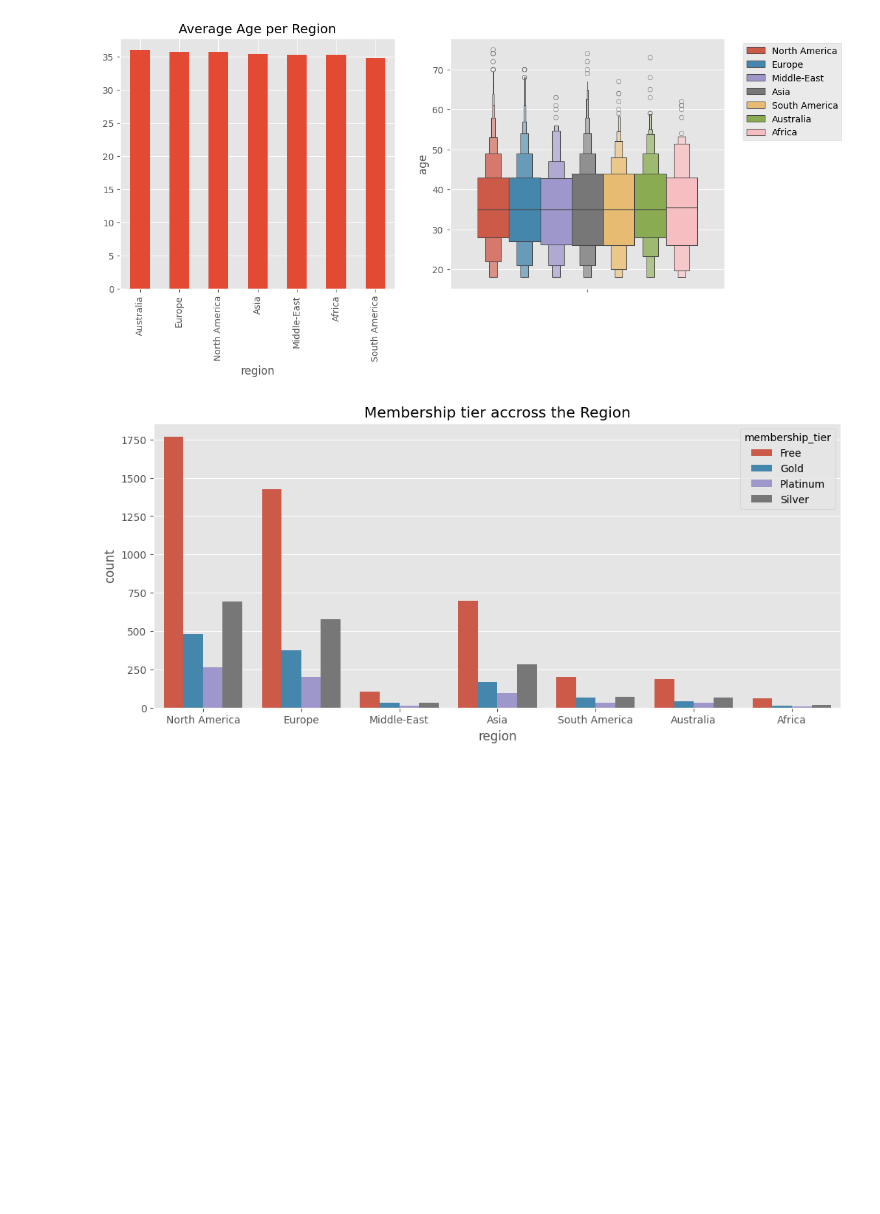
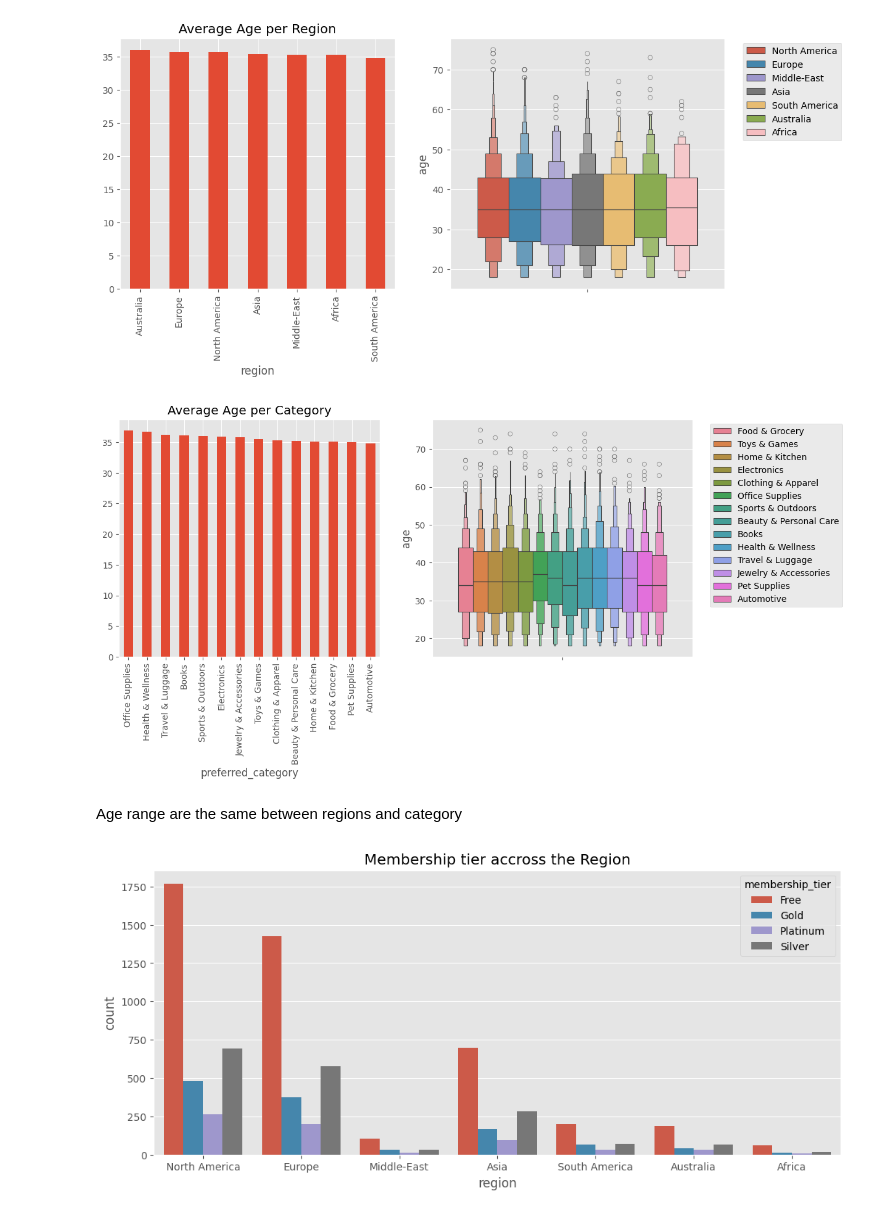
Before and after one commit to Doug-Vo/ML-Self-Project, a Jupyter notebook: Machine Learning/e_commerce.ipynb, the cells around one changed output. Drawn from its saved outputs; the diff is of its cells as text; code cells hidden in the pictures; blank space fills up the shorter version.

```diff
--- a/Machine Learning/e_commerce.ipynb
+++ b/Machine Learning/e_commerce.ipynb
@@ -119,6 +121,21 @@ plt.legend(bbox_to_anchor= (1.05, 1))
 plt.show()
 # %% [output]
 [figure]
+# %%
+plt.figure(figsize = (12, 5))
+
+plt.subplot(1, 2, 1)
+df.groupby('preferred_category')['age'].mean().sort_values(ascending= False).plot(kind = 'bar')
+plt.title('Average Age per Category')
+
+plt.subplot(1, 2, 2)
+sns.boxenplot(df, y = 'age', hue = 'preferred_category')
+plt.legend(bbox_to_anchor= (1.05, 1))
+plt.show()
+# %% [output]
+[figure, added]
+# %% [markdown]
+Age range are the same between regions and category
 # %%
 plt.figure(figsize = (12, 5))
 sns.countplot(df, x = 'region', hue = 'membership_tier')
```
Also changed, not shown: parts of 22 cells of this notebook.
